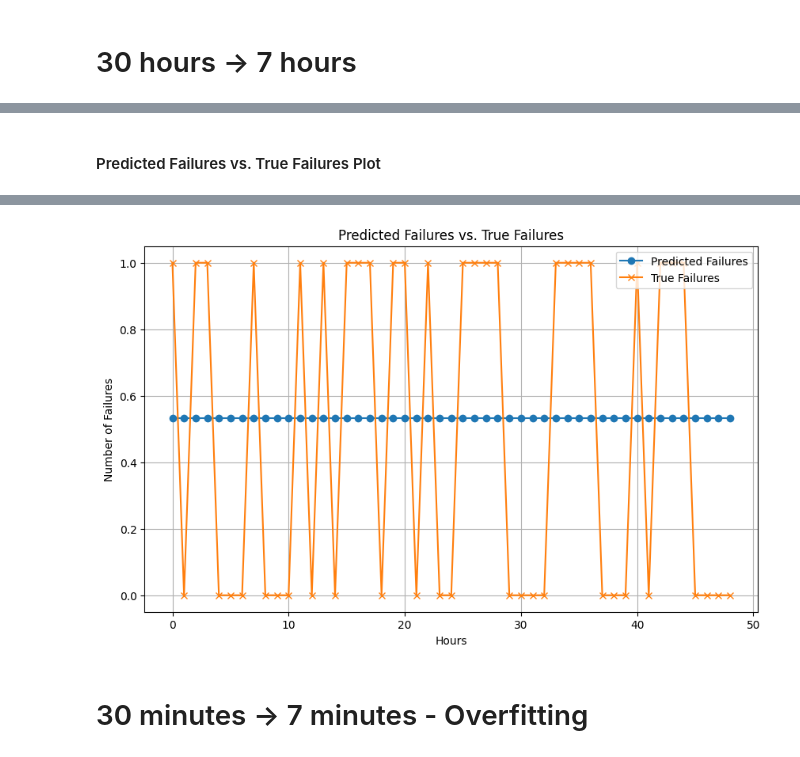
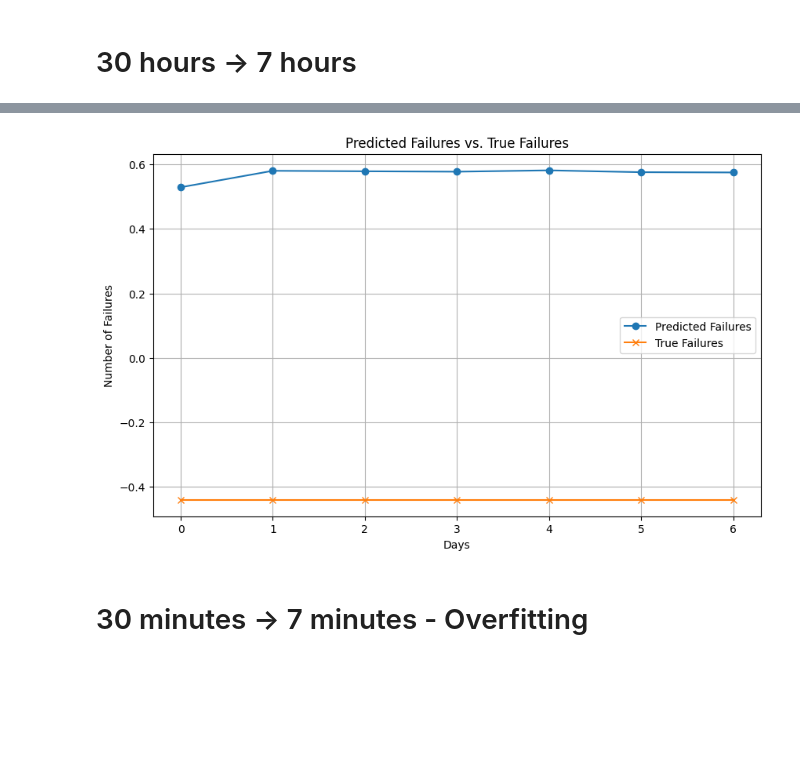
Before and after one commit to yyzangg/honours-programme-project, a Jupyter notebook: LSTM.ipynb, the cells around one changed output, grey strips where cells are left out. Cells and saved outputs as stored; diff of their text form; code cells hidden in the pictures; blank space fills up the shorter version.

```diff
--- a/LSTM.ipynb
+++ b/LSTM.ipynb
@@ -18,8 +19,7 @@ warnings.filterwarnings('ignore')
 file_path = "myData2.parquet"
 df = pd.read_parquet(file_path)
 # %%
-selected_features = ['timestamp_seconds',
-                     'node_memory_Percpu_bytes',
+selected_features = ['node_memory_Percpu_bytes',
                      'node_context_switches_total',
                      'surfsara_power_usage',
                      'node_netstat_Tcp_InSegs',
@@ -27,5 +27,4 @@ selected_features = ['timestamp_seconds',
                      'node_network_transmit_packets_total-sum',
                      'node_filesystem_size_bytes-sum',
                      'node_filesystem_files-sum',
-                     'node_memory_MemFree_bytes',
-                     'node_netstat_Tcp_InErrs']
+                     'node_memory_MemFree_bytes']
@@ -65,7 +57,16 @@ early_stopping = EarlyStopping(monitor='val_loss', patience=3, restore_best_weig
 def prepare_lstm_data(data, time_interval):
     data.set_index('timestamp', inplace=True)
     data_resampled = data.resample(time_interval).sum()
-    # data_resampled['target'] = data_resampled['target'].clip(upper=1)  # Clip values to 1
+
+    target_mean = data_resampled['target'].mean()
+    target_std = data_resampled['target'].std()
+    data_resampled['target'] = (data_resampled['target'] - target_mean) / target_std
+
+    target_min = data_resampled['target'].min()
+    target_max = data_resampled['target'].max()
+    print("Minimum value of target variable:", target_min)
+    print("Maximum value of target variable:", target_max)
+
     return data_resampled
 # %%
 # Function to create sequences for LSTM
@@ -255,8 +308,12 @@ lstm_data_hour = prepare_lstm_data(df_selected, time_intervals['hour'])
 # Create sequences and targets
 sequences_hour, targets_hour = create_lstm_sequences(lstm_data_hour, sequence_length)
 
+# Define the index to split the data
+split_index_hour = int(len(sequences_hour) * 0.7)  # Use 70% of the data for training
+
 # Split the data into training and testing sets
-X_train_hour, X_test_hour, y_train_hour, y_test_hour = train_test_split(sequences_hour, targets_hour, test_size=0.3, random_state=1)
+X_train_hour, X_test_hour = sequences_hour[:split_index_hour], sequences_hour[split_index_hour:]
+y_train_hour, y_test_hour = targets_hour[:split_index_hour], targets_hour[split_index_hour:]
 
 # Build the LSTM model
 lstm_model_hour = Sequential()
@@ -296,7 +352,7 @@ input_data = X_test_hour[3]  # Can be any valid starting point
 predicted_failures = predict_future_failures(lstm_model_hour, input_data, sequence_length, prediction_steps)
 
 # Denormalize the predicted failures
-predicted_failures_denormalized = predicted_failures * (lstm_data_hour['target'].max() - lstm_data_hour['target'].min()) + lstm_data_hour['target'].min()
+predicted_failures_denormalized = np.array(predicted_failures) * (lstm_data_hour['target'].max() - lstm_data_hour['target'].min()) + lstm_data_hour['target'].min()
 
 # Print the predicted failures
 print("Predicted Failures for the Next 7 Hours:")
@@ -329,23 +385,12 @@ Mean Absolute Error for Predictions: 0.5033
-# %% [markdown]
-#### Predicted Failures vs. True Failures Plot
 # %%
-# Define the number of hours to make predictions
-num_hours = 49  # Change if needed
-
-# Make predictions for the specified number of hours
-predicted_failures = predict_future_failures(lstm_model_hour, input_data, sequence_length, num_hours)
-
-# Denormalize the predicted failures
-predicted_failures_denormalized = predicted_failures * (lstm_data_hour['target'].max() - lstm_data_hour['target'].min()) + lstm_data_hour['target'].min()
-
-# Get the true failures for the specified number of hours
-true_failures = y_test_hour[0:0+num_hours]  # Adjust the range as needed
+# Get the true failures for the specified number of days
+true_failures = y_test_hour[2:2 + prediction_steps]  # Adjust the range as needed
 
 # Plot predicted failures vs. true failures
 plt.figure(figsize=(10, 6))
 plt.plot(predicted_failures_denormalized, label='Predicted Failures', marker='o')
 plt.plot(true_failures, label='True Failures', marker='x')
-plt.xlabel('Hours')
+plt.xlabel('Days')
 plt.ylabel('Number of Failures')
 plt.title('Predicted Failures vs. True Failures')
 plt.legend()
@@ -372,4 +400,4 @@ plt.show()
-[figure, old version]
+[figure, new version]
 # %% [markdown]
 # 30 minutes -> 7 minutes - Overfitting
 # %%
```
Also changed, not shown: parts of 29 cells of this notebook, 4 other files.
